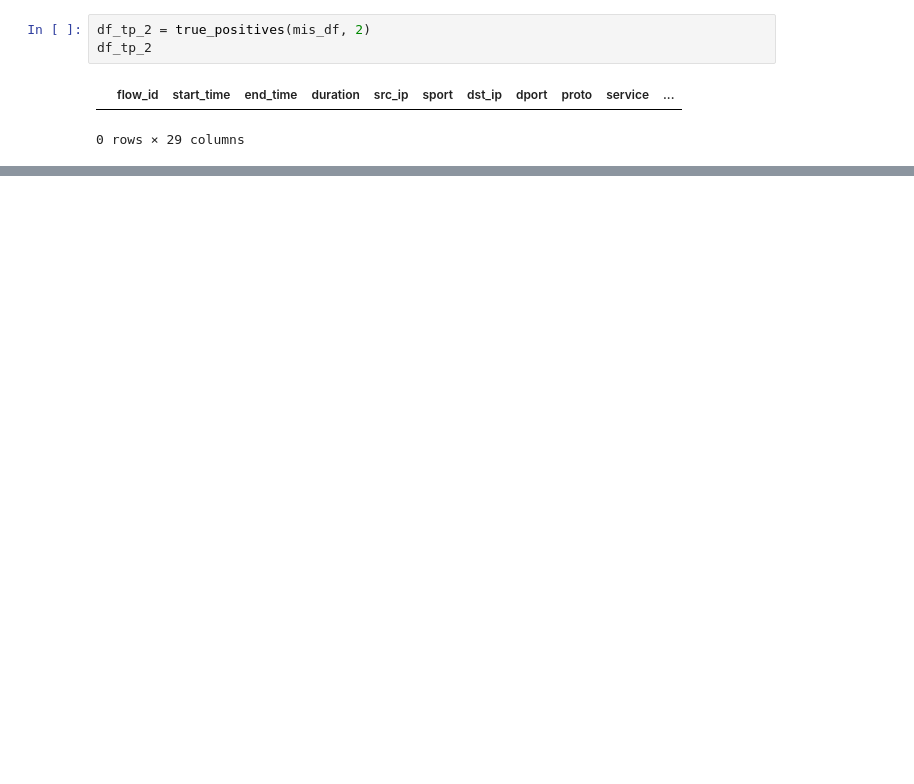
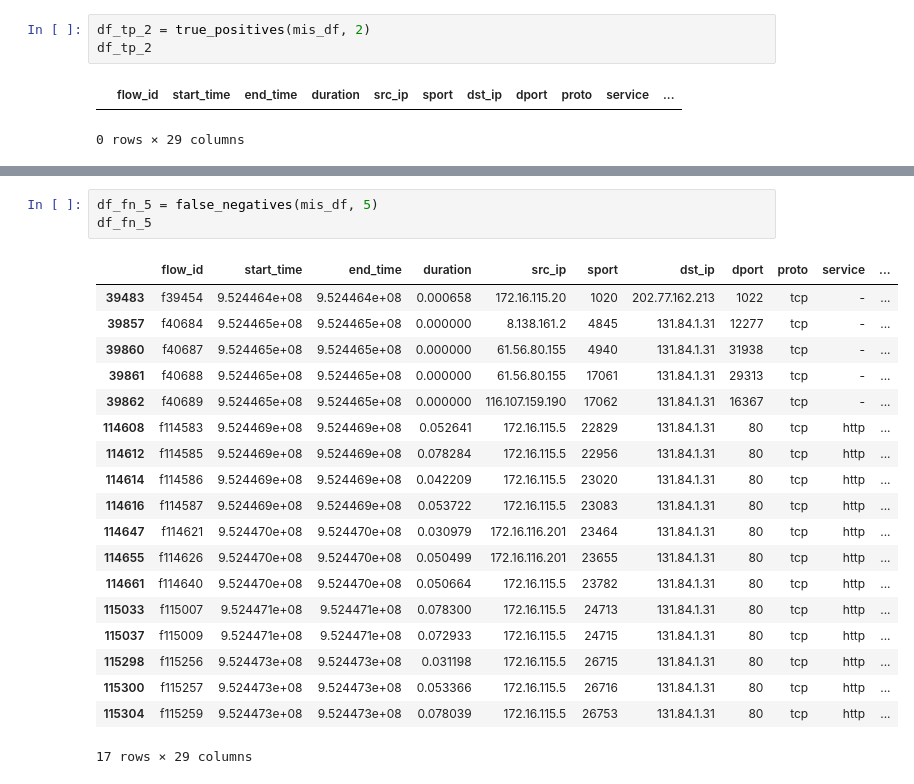
Before and after one commit to sofiaburkow/DeepChronos, a Jupyter notebook: notebooks/analyze_dpl.ipynb, the cells around one changed output, grey strips where cells are left out. Cells and saved outputs as stored; diff of their text form; blank space fills up the shorter version.

```diff
--- a/notebooks/analyze_dpl.ipynb
+++ b/notebooks/analyze_dpl.ipynb
@@ -269,0 +263,23 @@ df_fp_3
+# %%
+df_fn_5 = false_negatives(mis_df, 5)
+df_fn_5
+# %% [output]
+|  | flow_id | start_time | end_time | duration | src_ip | sport | dst_ip | dport | proto | service | ... |
+| 39483 | f39454 | 9.524464e+08 | 9.524464e+08 | 0.000658 | 172.16.115.20 | 1020 | 202.77.162.213 | 1022 | tcp | - | ... |
+| 39857 | f40684 | 9.524465e+08 | 9.524465e+08 | 0.000000 | 8.138.161.2 | 4845 | 131.84.1.31 | 12277 | tcp | - | ... |
+| 39860 | f40687 | 9.524465e+08 | 9.524465e+08 | 0.000000 | 61.56.80.155 | 4940 | 131.84.1.31 | 31938 | tcp | - | ... |
+| 39861 | f40688 | 9.524465e+08 | 9.524465e+08 | 0.000000 | 61.56.80.155 | 17061 | 131.84.1.31 | 29313 | tcp | - | ... |
+| 39862 | f40689 | 9.524465e+08 | 9.524465e+08 | 0.000000 | 116.107.159.190 | 17062 | 131.84.1.31 | 16367 | tcp | - | ... |
+| 114608 | f114583 | 9.524469e+08 | 9.524469e+08 | 0.052641 | 172.16.115.5 | 22829 | 131.84.1.31 | 80 | tcp | http | ... |
+| 114612 | f114585 | 9.524469e+08 | 9.524469e+08 | 0.078284 | 172.16.115.5 | 22956 | 131.84.1.31 | 80 | tcp | http | ... |
+| 114614 | f114586 | 9.524469e+08 | 9.524469e+08 | 0.042209 | 172.16.115.5 | 23020 | 131.84.1.31 | 80 | tcp | http | ... |
+| 114616 | f114587 | 9.524469e+08 | 9.524469e+08 | 0.053722 | 172.16.115.5 | 23083 | 131.84.1.31 | 80 | tcp | http | ... |
+| 114647 | f114621 | 9.524470e+08 | 9.524470e+08 | 0.030979 | 172.16.116.201 | 23464 | 131.84.1.31 | 80 | tcp | http | ... |
+| 114655 | f114626 | 9.524470e+08 | 9.524470e+08 | 0.050499 | 172.16.116.201 | 23655 | 131.84.1.31 | 80 | tcp | http | ... |
+| 114661 | f114640 | 9.524470e+08 | 9.524470e+08 | 0.050664 | 172.16.115.5 | 23782 | 131.84.1.31 | 80 | tcp | http | ... |
+| 115033 | f115007 | 9.524471e+08 | 9.524471e+08 | 0.078300 | 172.16.115.5 | 24713 | 131.84.1.31 | 80 | tcp | http | ... |
+| 115037 | f115009 | 9.524471e+08 | 9.524471e+08 | 0.072933 | 172.16.115.5 | 24715 | 131.84.1.31 | 80 | tcp | http | ... |
+| 115298 | f115256 | 9.524473e+08 | 9.524473e+08 | 0.031198 | 172.16.115.5 | 26715 | 131.84.1.31 | 80 | tcp | http | ... |
+| 115300 | f115257 | 9.524473e+08 | 9.524473e+08 | 0.053366 | 172.16.115.5 | 26716 | 131.84.1.31 | 80 | tcp | http | ... |
+| 115304 | f115259 | 9.524473e+08 | 9.524473e+08 | 0.078039 | 172.16.115.5 | 26753 | 131.84.1.31 | 80 | tcp | http | ... |
+17 rows × 29 columns
```
Also changed, not shown: parts of 11 cells of this notebook, 12 other files.
